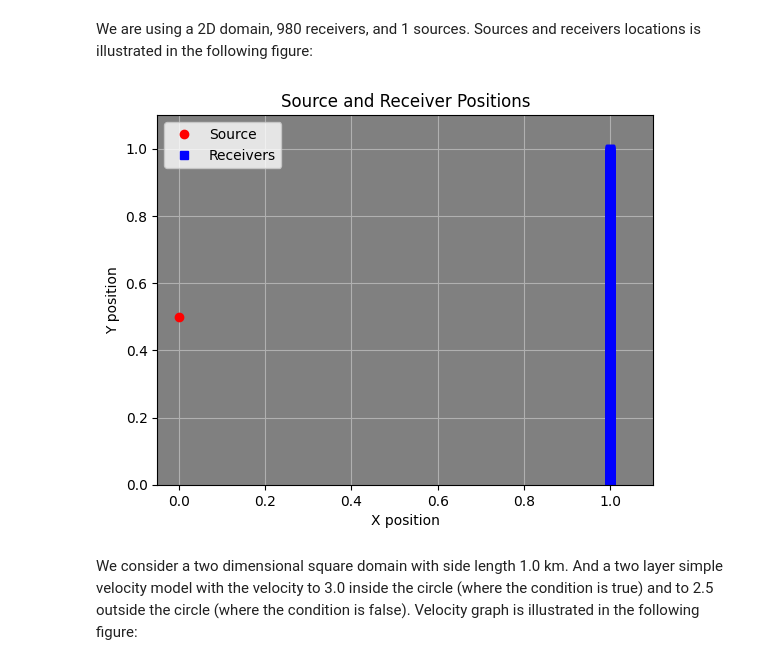
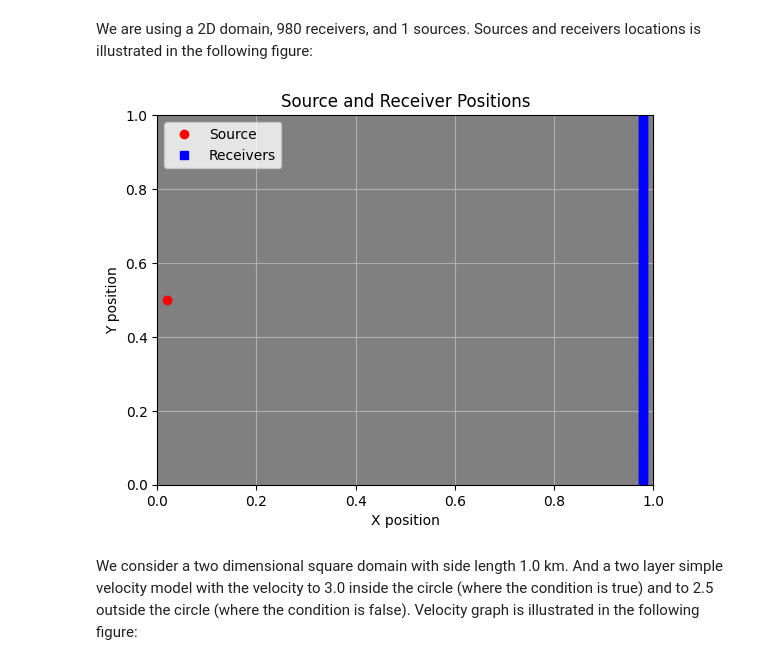
Before and after one commit to acse-yw11823/spyro, a Jupyter notebook: 1project.ipynb, the cells around one changed output. Cells and saved outputs as stored; diff of their text form; code cells hidden in the pictures.

```diff
--- a/1project.ipynb
+++ b/1project.ipynb
@@ -21,8 +21,8 @@ import spyro
 # %% [markdown]
 We consider a two dimensional square domain with side length 1.0 km. The mesh is created over the ？？？The basic input for the FWI problem are defined as follows:
 # %%
-sou_pos = [(0, 0.5)]
-rec_pos = spyro.create_transect((1.0, 0.0), (1.0, 1.0), 980)
+sou_pos = [(0.02, 0.5)]
+rec_pos = spyro.create_transect((0.98, 0.0), (0.98, 1.0), 101)
 
 # t0 =  0.0,
 # tf = 2.0,
@@ -78,28 +78,28 @@ We are using a 2D domain, 980 receivers, and 1 sources. Sources and receivers lo
 # %%
 import matplotlib.pyplot as plt
 
 # Plotting
 fig, ax = plt.subplots()
 ax.plot(*zip(*sou_pos), 'ro', label='Source')  # red dot for source
 ax.plot(*zip(*rec_pos), 'bs', label='Receivers')  # blue squares for receivers
 
 # Setting the axis limits to match the example
-ax.set_xlim(-0.05, 1.1)
-ax.set_ylim(0, 1.1)
+ax.set_xlim(0, 1.0)
+ax.set_ylim(0, 1.0)
 
 # Adding a grid and legend
 ax.grid(True)
 ax.legend()
 ax.set_facecolor('gray')
 
 # Adding labels
 ax.set_xlabel('X position')
 ax.set_ylabel('Y position')
 ax.set_title('Source and Receiver Positions')
 
 plt.show()
 # %% [output]
-[figure, old version]
+[figure, new version]
 # %%
 # mesh = UnitSquareMesh(100, 100, 1.0, 1.0)
 mesh = RectangleMesh(100, 100, 1.0, 1.0)
```
Also changed, not shown: parts of 20 cells of this notebook, 27 other files.
